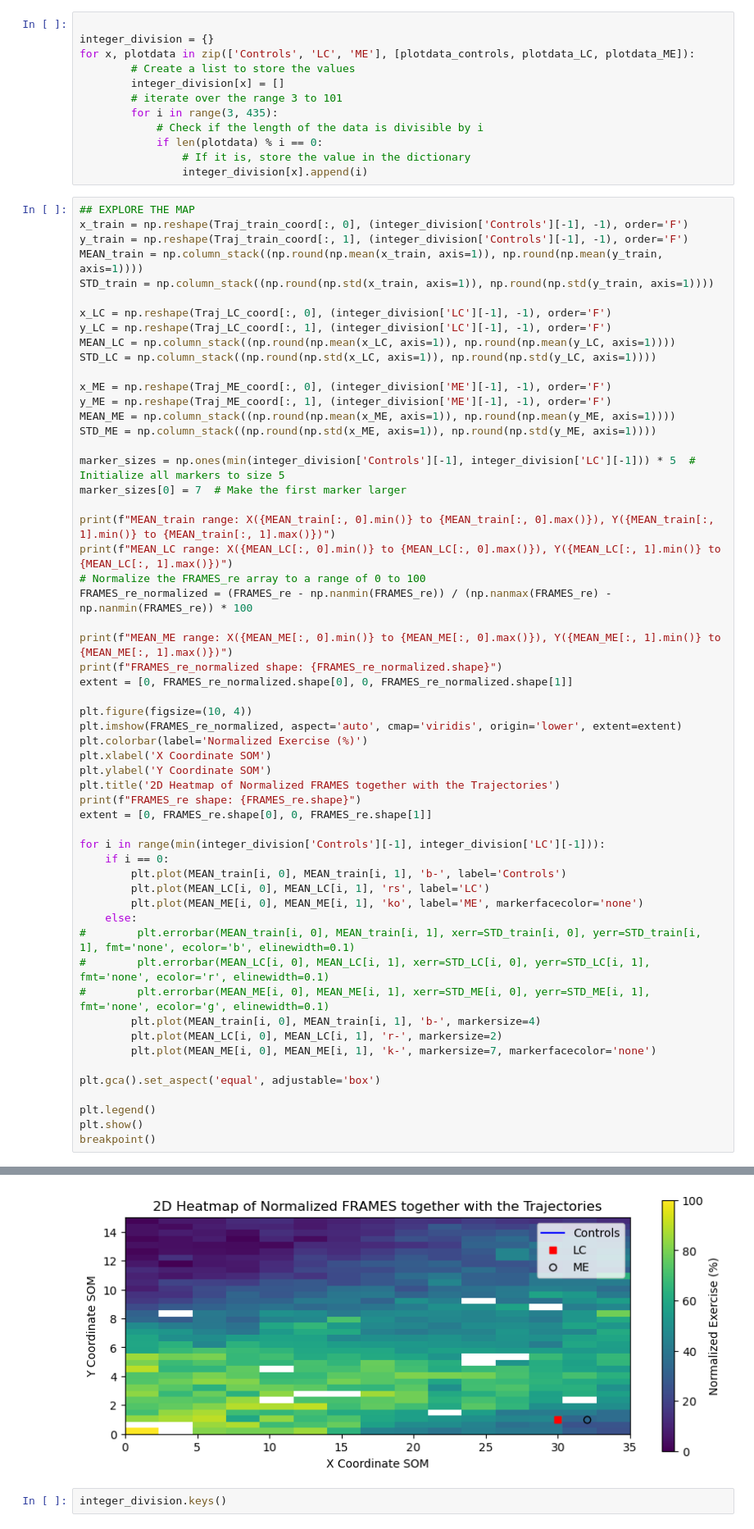
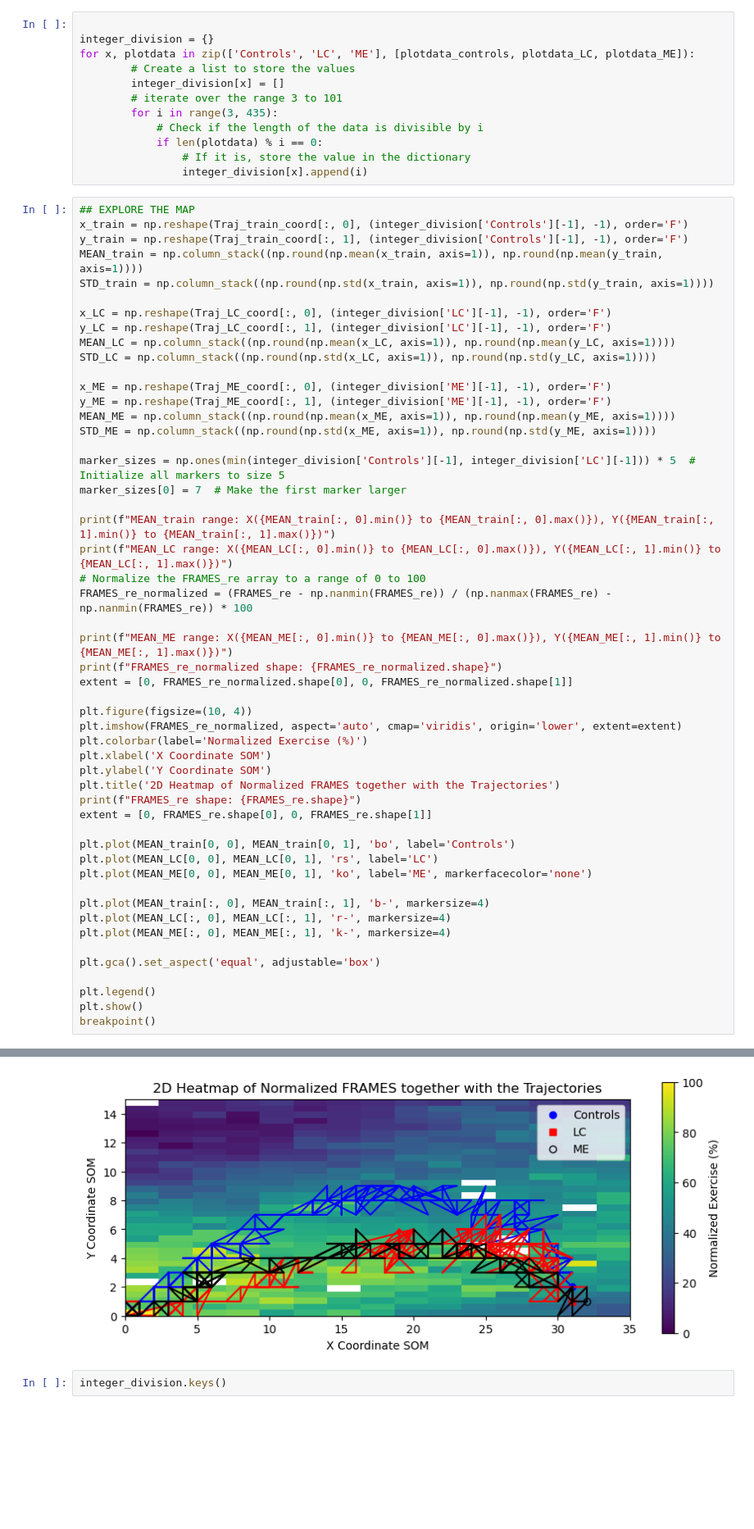
Before and after one commit to githubtijn2002/Thesis, a Jupyter notebook: 3_prepatory.ipynb, the cells around one changed output, grey strips where cells are left out. Shown at 82% size. Drawn from its saved outputs; the diff is of its cells as text; blank space fills up the shorter version.

```diff
--- a/3_prepatory.ipynb
+++ b/3_prepatory.ipynb
@@ -203,18 +203,13 @@ plt.title('2D Heatmap of Normalized FRAMES together with the Trajectories')
 print(f"FRAMES_re shape: {FRAMES_re.shape}")
 extent = [0, FRAMES_re.shape[0], 0, FRAMES_re.shape[1]]
 
-for i in range(min(integer_division['Controls'][-1], integer_division['LC'][-1])):
-    if i == 0:
-        plt.plot(MEAN_train[i, 0], MEAN_train[i, 1], 'b-', label='Controls')
-        plt.plot(MEAN_LC[i, 0], MEAN_LC[i, 1], 'rs', label='LC')
-        plt.plot(MEAN_ME[i, 0], MEAN_ME[i, 1], 'ko', label='ME', markerfacecolor='none')
-    else:
-#        plt.errorbar(MEAN_train[i, 0], MEAN_train[i, 1], xerr=STD_train[i, 0], yerr=STD_train[i, 1], fmt='none', ecolor='b', elinewidth=0.1)
-#        plt.errorbar(MEAN_LC[i, 0], MEAN_LC[i, 1], xerr=STD_LC[i, 0], yerr=STD_LC[i, 1], fmt='none', ecolor='r', elinewidth=0.1)
-#        plt.errorbar(MEAN_ME[i, 0], MEAN_ME[i, 1], xerr=STD_ME[i, 0], yerr=STD_ME[i, 1], fmt='none', ecolor='g', elinewidth=0.1)
-        plt.plot(MEAN_train[i, 0], MEAN_train[i, 1], 'b-', markersize=4)
-        plt.plot(MEAN_LC[i, 0], MEAN_LC[i, 1], 'r-', markersize=2)
-        plt.plot(MEAN_ME[i, 0], MEAN_ME[i, 1], 'k-', markersize=7, markerfacecolor='none')
+plt.plot(MEAN_train[0, 0], MEAN_train[0, 1], 'bo', label='Controls')
+plt.plot(MEAN_LC[0, 0], MEAN_LC[0, 1], 'rs', label='LC')
+plt.plot(MEAN_ME[0, 0], MEAN_ME[0, 1], 'ko', label='ME', markerfacecolor='none')
+
+plt.plot(MEAN_train[:, 0], MEAN_train[:, 1], 'b-', markersize=4)
+plt.plot(MEAN_LC[:, 0], MEAN_LC[:, 1], 'r-', markersize=4)
+plt.plot(MEAN_ME[:, 0], MEAN_ME[:, 1], 'k-', markersize=4)
 
 plt.gca().set_aspect('equal', adjustable='box')
 
@@ -226,8 +221,8 @@ MEAN_train range: X(0.0 to 32.0), Y(0.0 to 9.0)
 MEAN_LC range: X(0.0 to 32.0), Y(0.0 to 7.0)
 MEAN_ME range: X(0.0 to 32.0), Y(0.0 to 6.0)
 FRAMES_re_normalized shape: (35, 15)
 FRAMES_re shape: (35, 15)
-[figure, old version]
+[figure, new version]
 # %%
 integer_division.keys()
 # %% [output]
```
Also changed, not shown: parts of 9 cells of this notebook, 1 other file.
